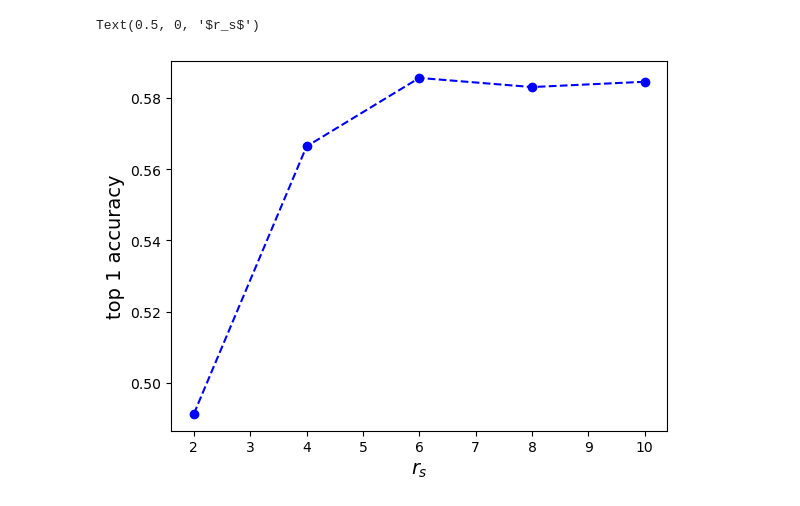
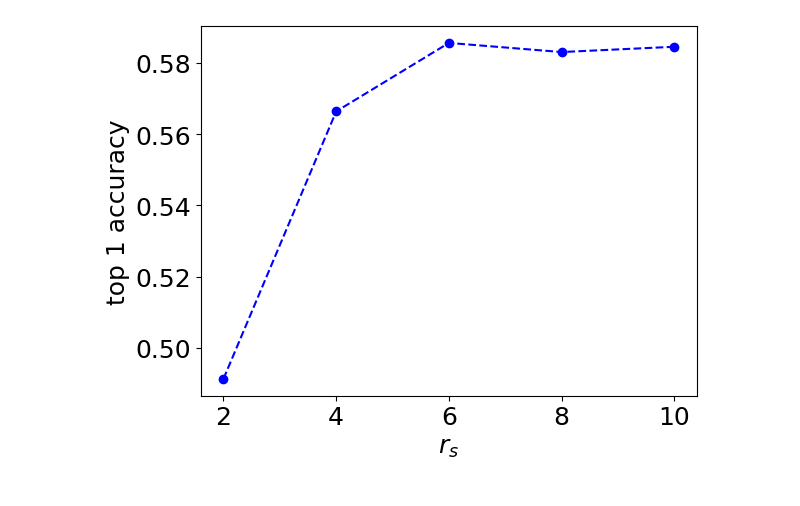
Before and after one commit to guanming-zhang/clamp, a Jupyter notebook: scripts/plot_ablation.ipynb, the cells around one changed output. Drawn from its saved outputs; the diff is of its cells as text; code cells hidden in the pictures.

```diff
--- a/scripts/plot_ablation.ipynb
+++ b/scripts/plot_ablation.ipynb
@@ -29,9 +23,10 @@ dir4#DATA#-n_views-4-dataset-IMAGENET1K-30percent-#SSL#-lr-8.0-batch_size-512-mo
 # %%
 fig = plt.figure()
 ax1 = fig.add_axes(111)
 ax1.plot(x,acc1,linestyle='--', marker='o', color='blue')
-ax1.set_ylabel("top 1 accuracy",fontsize=14)
-ax1.set_xlabel("$r_s$",fontsize=14)
+ax1.set_ylabel("top 1 accuracy",fontsize=18)
+ax1.set_xlabel("$r_s$",fontsize=18)
+ax1.tick_params(axis='both', labelsize=18)
+plt.savefig("ablation_rs.png",bbox_inches='tight',dpi=1000)
 # %% [output]
-Text(0.5, 0, '$r_s$')
-[figure, old version]
+[figure, new version]
```
Also changed, not shown: parts of 1 cell of this notebook, 7 other files.
